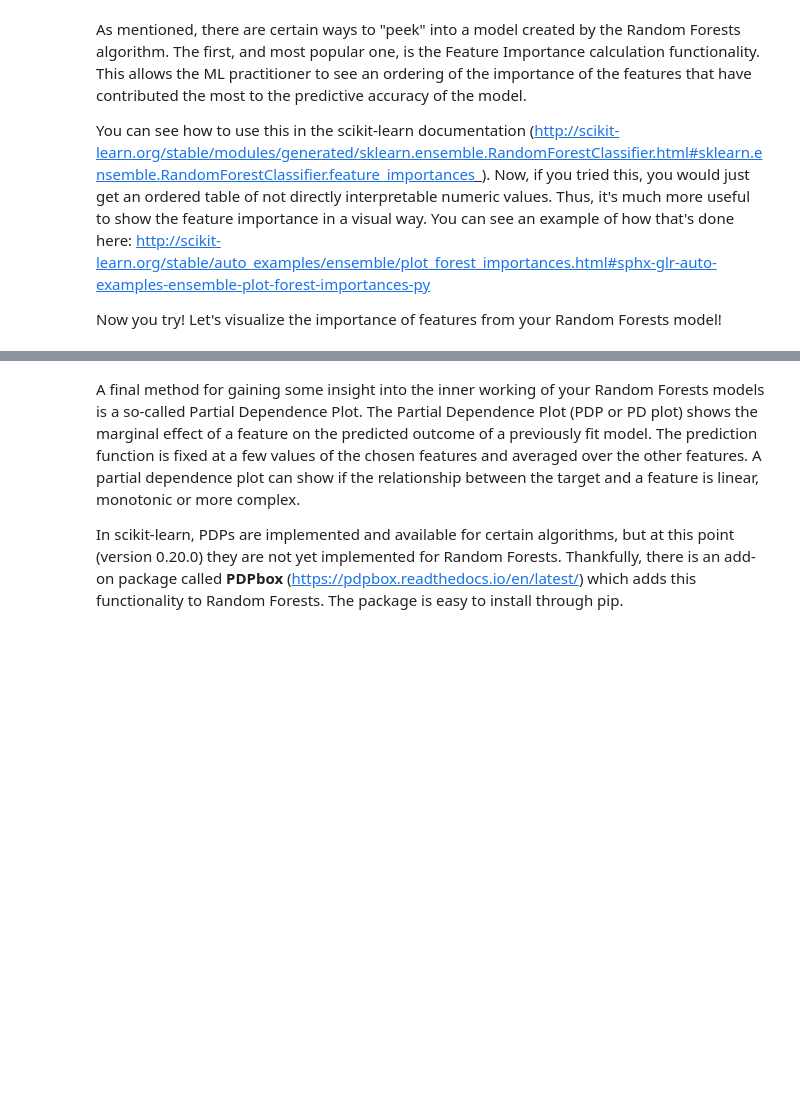
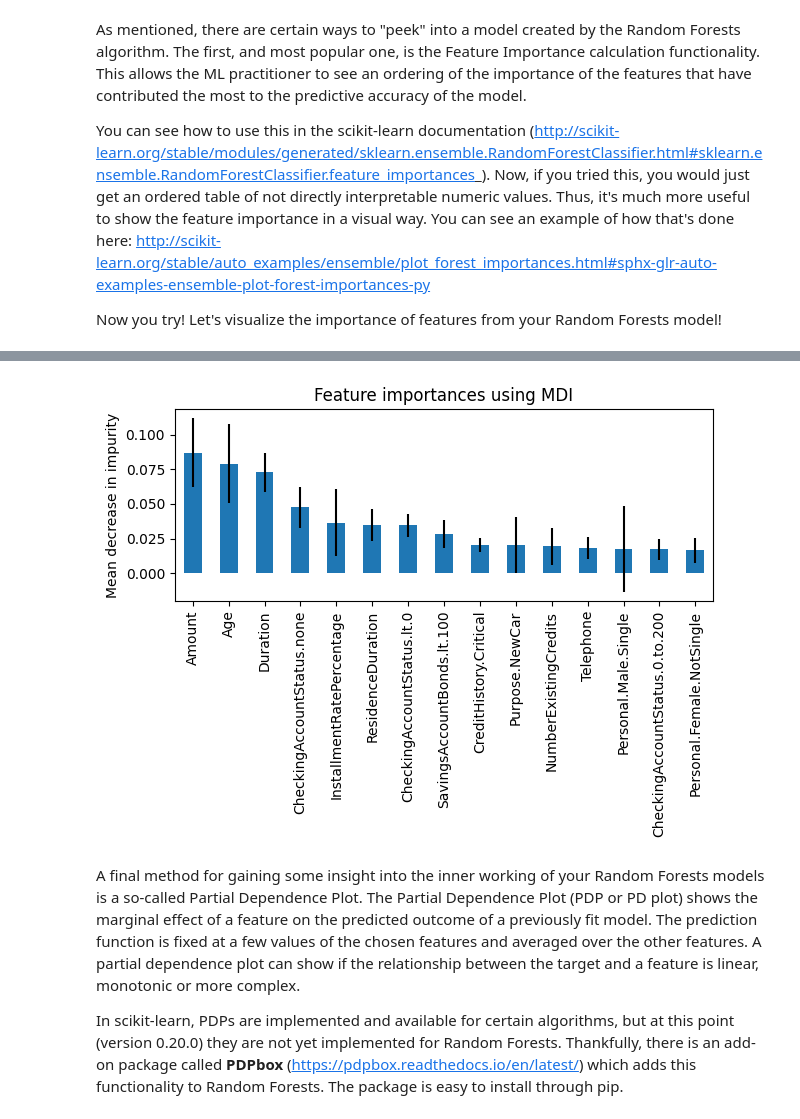
Before and after one commit to aw109/mec-mini-projects, a Jupyter notebook: mec-13.5.1-tree-based-algorithms-mini-project/Mini_Project_Tree-Based_Algorithms.ipynb, the cells around one changed output, grey strips where cells are left out. Drawn from its saved outputs; the diff is of its cells as text; code cells hidden in the pictures; blank space fills up the shorter version.

```diff
--- a/mec-13.5.1-tree-based-algorithms-mini-project/Mini_Project_Tree-Based_Algorithms.ipynb
+++ b/mec-13.5.1-tree-based-algorithms-mini-project/Mini_Project_Tree-Based_Algorithms.ipynb
@@ -162,10 +201,10 @@ from sklearn.ensemble import RandomForestClassifier
 # %%
 rfc = RandomForestClassifier(random_state=11)
 param_grid = {
-    'n_estimators': [200,300],
+    'n_estimators': [200,400],
     'max_features': ['sqrt', 'log2'],
-    'max_depth' : [4,6,8,10,15,20,30],
-    'criterion' :['gini', 'entropy']
+    'max_depth' : [4,8,10,15,20,30,50],
+    'criterion' :['gini', 'entropy','log_loss']
 }
 
 model_rfc = GridSearchCV(estimator=rfc, param_grid=param_grid, cv= 5)
@@ -202,0 +230,12 @@ best_rfc_model.feature_importances_
+# %%
+#your code
+import numpy as np
+best_rfc_model = model_rfc.best_estimator_.fit(Xtrain,ytrain)
+#len=61
+importances = best_rfc_model.feature_importances_
+std = np.std([tree.feature_importances_ for tree in best_rfc_model.estimators_], axis=0)
+# %%
+feature_names = df.drop('Class',axis=1).columns
+forest_importances = pd.Series(importances, index=feature_names)
+forest_importances_sorted = forest_importances.sort_values(ascending=False)
+print(forest_importances_sorted)
@@ -203,3 +255,14 @@ best_rfc_model.feature_importances_
+# %%
+import matplotlib.pyplot as plt
+import pandas as pd
+
+fig, ax = plt.subplots()
+forest_importances_sorted[0:15].plot.bar(yerr=std[0:15], ax=ax)
+ax.set_title("Feature importances using MDI")
+ax.set_ylabel("Mean decrease in impurity")
+fig.tight_layout()
+# %% [output]
+[figure, added]
 # %% [markdown]
 A final method for gaining some insight into the inner working of your Random Forests models is a so-called Partial Dependence Plot. The Partial Dependence Plot (PDP or PD plot) shows the marginal effect of a feature on the predicted outcome of a previously fit model. The prediction function is fixed at a few values of the chosen features and averaged over the other features. A partial dependence plot can show if the relationship between the target and a feature is linear, monotonic or more complex.
 
```
Also changed, not shown: parts of 17 cells of this notebook.
